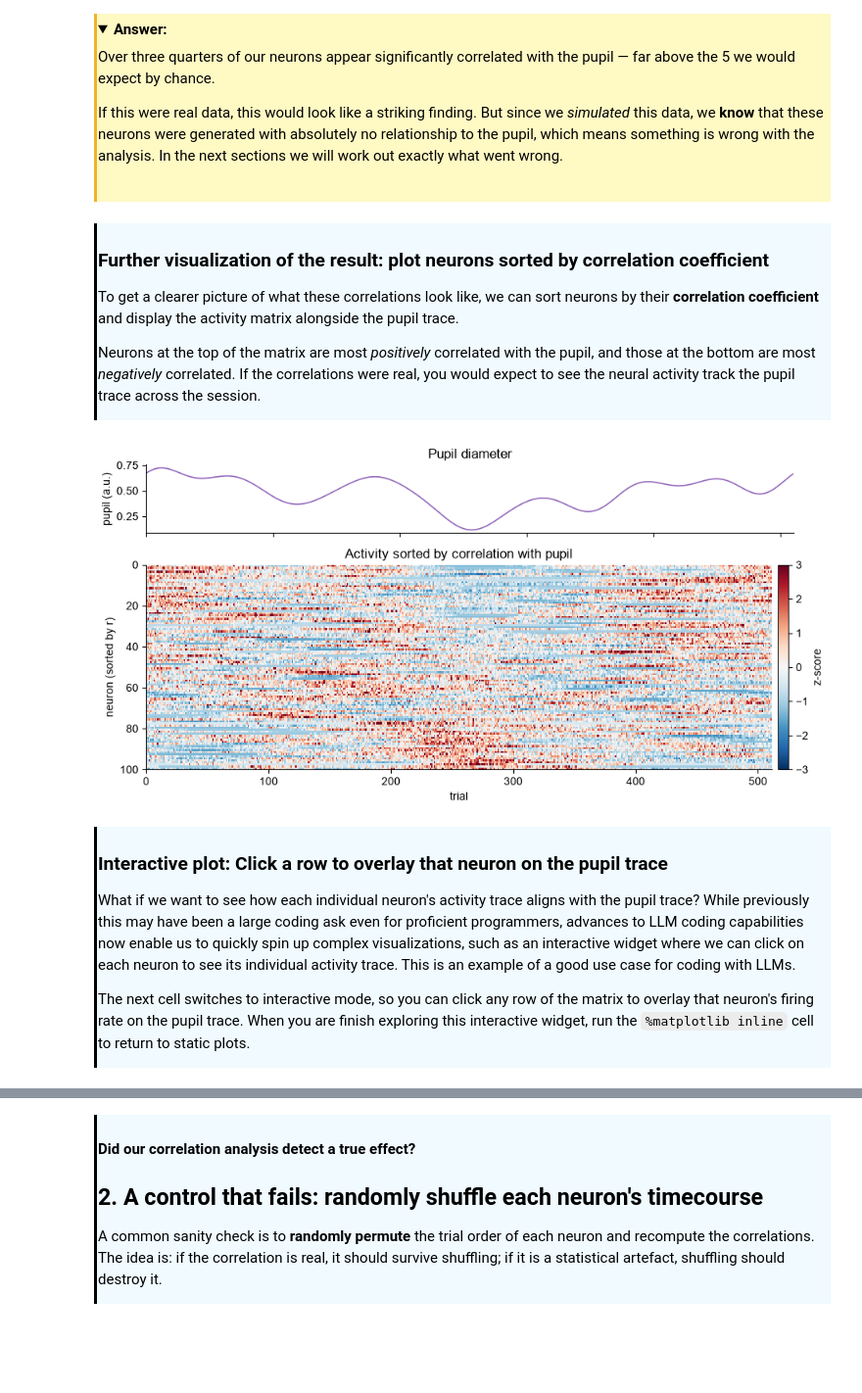
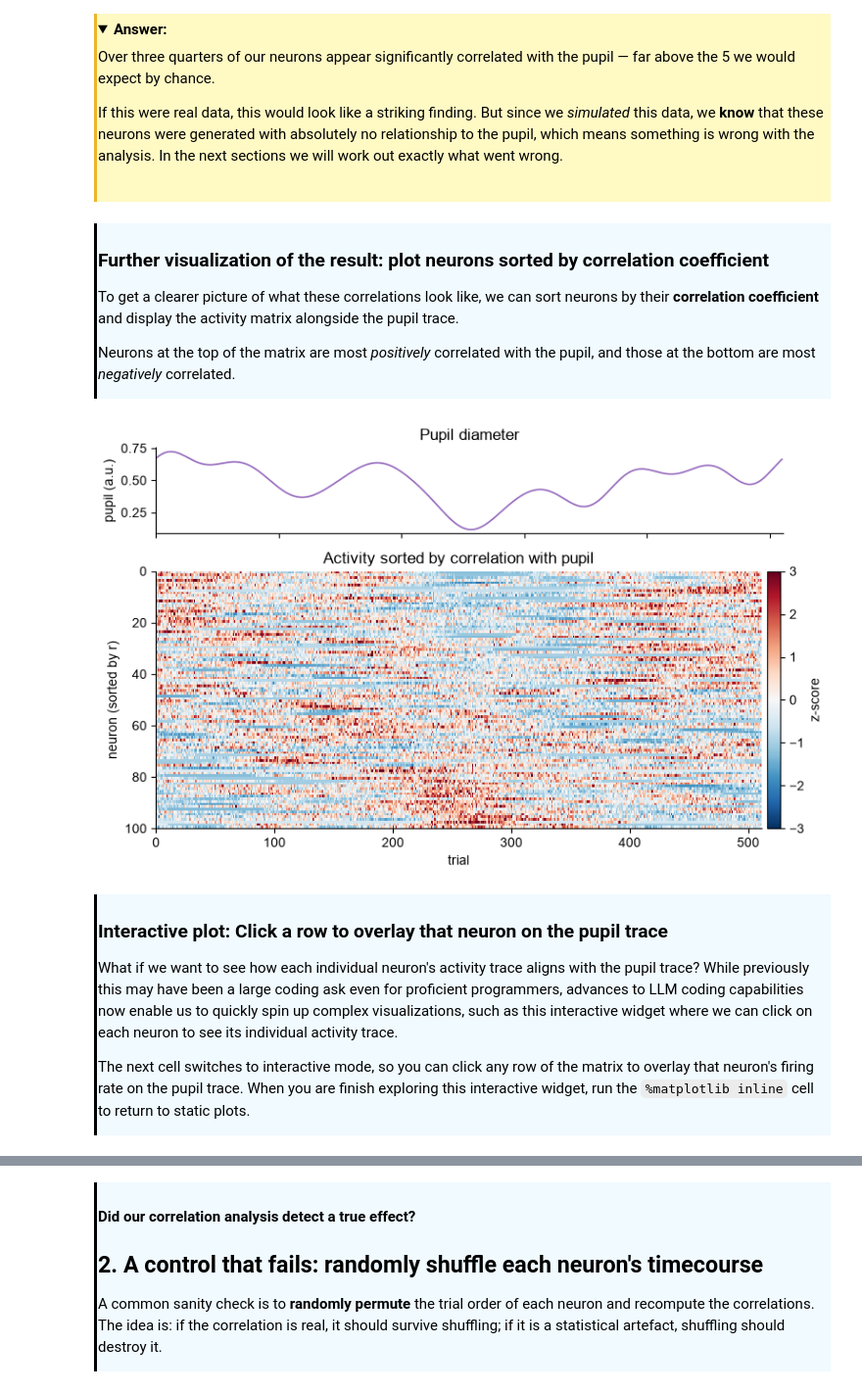
Before and after one commit to AllenSWDB/SWDB_2026_Good_Analysis, a Jupyter notebook: code/nick_workshop/GoodAnalysis-Workshop2_solutions.ipynb, the cells around one changed output, grey strips where cells are left out. Shown at 98% size. Cells and saved outputs as stored; diff of their text form; code cells hidden in the pictures; folded sections open; blank space fills up the shorter version.

```diff
--- a/code/nick_workshop/GoodAnalysis-Workshop2_solutions.ipynb
+++ b/code/nick_workshop/GoodAnalysis-Workshop2_solutions.ipynb
@@ -555,34 +555,33 @@ If this were real data, this would look like a striking finding. But since we *s
 
 To get a clearer picture of what these correlations look like, we can sort neurons by their **correlation coefficient** and display the activity matrix alongside the pupil trace.
 
-Neurons at the top of the matrix are most *positively* correlated with the pupil, and those at the bottom are most *negatively* correlated. If the correlations were real, you would expect to see the neural activity track the pupil trace across the session.
+Neurons at the top of the matrix are most *positively* correlated with the pupil, and those at the bottom are most *negatively* correlated.
 
 </div>
 # %%
 # Sort neurons by correlation and display the activity matrix alongside the pupil
 order_pupil = np.argsort(r_pupil)[::-1]
 
-fig, axes = plt.subplots(2, 1, figsize=(9.5, 4.8), sharex=True,
+fig, axes = plt.subplots(2, 1, figsize=(8, 5), sharex=True,
                          gridspec_kw=dict(height_ratios=[1, 3]))
 axes[0].plot(pupil, color='tab:purple', lw=1.2)
 axes[0].set_ylabel('pupil (a.u.)')
 axes[0].set_title('Pupil diameter')
 show_matrix(axes[1], frz[order_pupil], 'RdBu_r', -3, 3,
             'Activity sorted by correlation with pupil',
             'z-score', ylabel='neuron (sorted by r)')
 axes[1].set_xlabel('trial')
 axes[1].set_xlim(0, n_trials)
 plt.tight_layout()
 plt.show()
 # %% [output]
-[figure, old version]
+[figure, new version]
 # %% [markdown]
 <div style="border-left: 3px solid #000; padding: 1px; padding-left: 10px; background: #F0FAFF;  max-width: 90%; overflow-x: auto; color: #000000;">
 
 ### Interactive plot: Click a row to overlay that neuron on the pupil trace
 What if we want to see how each individual neuron's activity trace aligns with the pupil trace? While previously this may have been a large coding ask even for proficient programmers,
-advances to LLM coding capabilities now enable us to quickly spin up complex visualizations, such as an interactive widget where we can click on each neuron to see
-its individual activity trace. This is an example of a good use case for coding with LLMs.
+advances to LLM coding capabilities now enable us to quickly spin up complex visualizations, such as this interactive widget where we can click on each neuron to see its individual activity trace.
 
 The next cell switches to interactive mode, so you can click any row of the matrix
 to overlay that neuron's firing rate on the pupil trace. When you are finish exploring this interactive widget,
```
Also changed, not shown: parts of 20 cells of this notebook.
